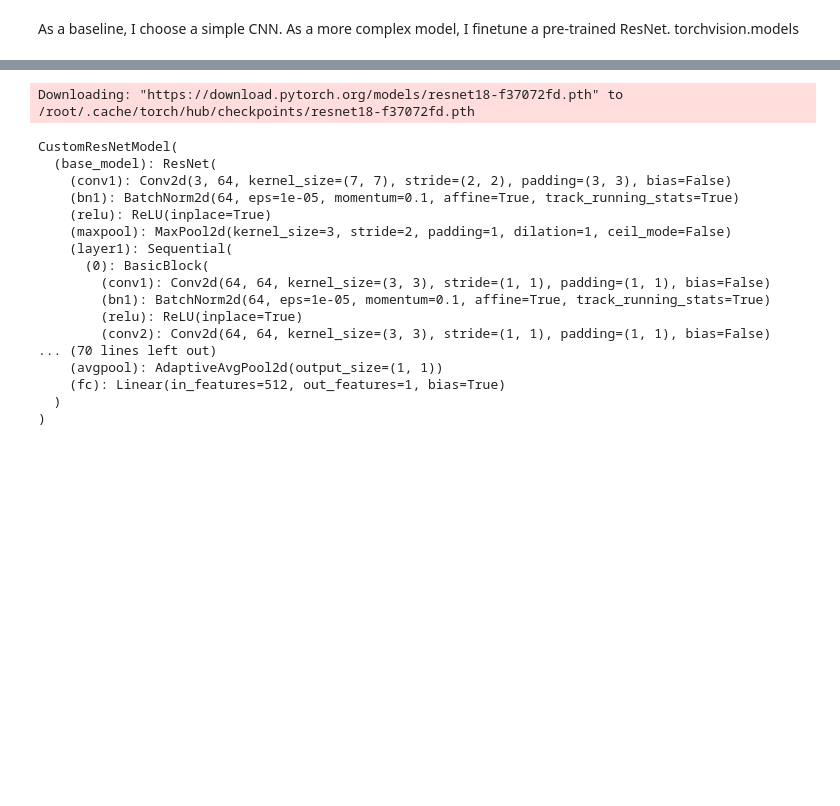
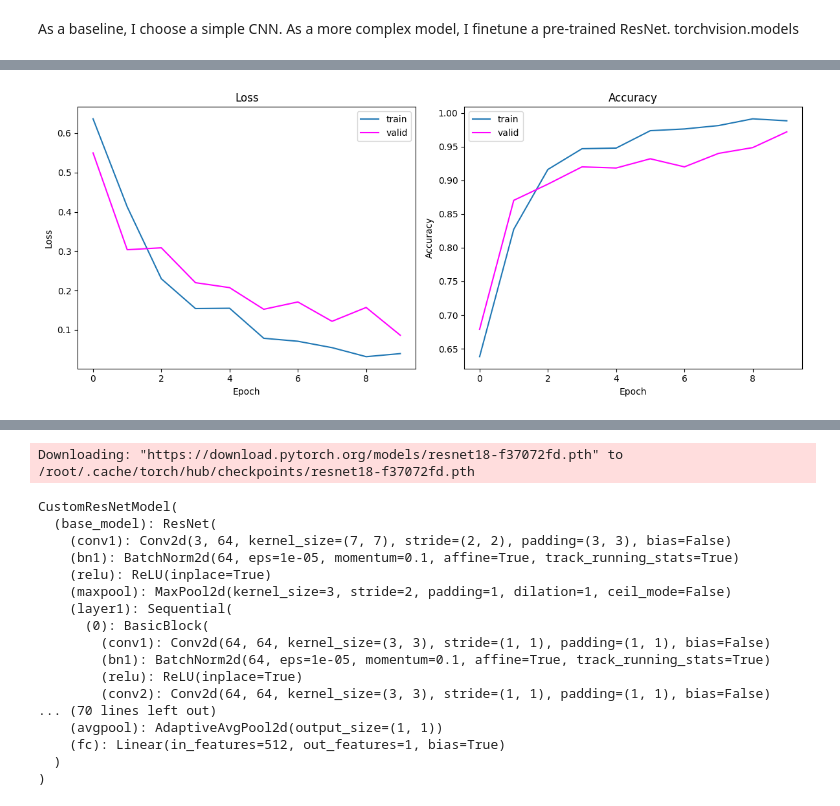
Before and after one commit to reascr/MSC-in-IT-and-Cognition, a Jupyter notebook: AppliedAI/Second_assignment_dataset_3.ipynb, the cells around one changed output, grey strips where cells are left out. Saved outputs shown, nothing was run; the diff lists cells and outputs as text; code cells hidden in the pictures; blank space fills up the shorter version.

```diff
--- a/AppliedAI/Second_assignment_dataset_3.ipynb
+++ b/AppliedAI/Second_assignment_dataset_3.ipynb
@@ -285,15 +285,17 @@ loaders = {
 The student should implement a simple model as a baseline to compare more complex models. The student should try more complex modes and justify their rejection or acceptance.
 # %%
 # baseline: LeNet, code modified after Computer_vision_exercise_solutions.ipynb and BOOK
-
+import torch.nn as nn
 baseline_model = nn.Sequential(
-    nn.Conv2d(3, 6, kernel_size=5, padding=2), nn.Sigmoid(), # colour image with 3 channels
+    nn.Conv2d(3, 6, kernel_size=5, padding=2), nn.ReLU(), # colour image with 3 channels
     nn.AvgPool2d(kernel_size=2, stride=2),
-    nn.Conv2d(6, 16, kernel_size=5), nn.Sigmoid(),
+    nn.Conv2d(6, 16, kernel_size=5), nn.ReLU(),
     nn.AvgPool2d(kernel_size=2, stride=2),
     nn.Flatten(),
-    nn.Linear(16 * 54 * 54, 120), nn.Sigmoid(), #
+    nn.Linear(16 * 54 * 54, 120), nn.ReLU(), #
     nn.Linear(120, 84), nn.Sigmoid(),
-    nn.Linear(84, 2) # binary classification
+    nn.Linear(84, 1) # binary classification
 )
+
+print(baseline_model)
 # %% [output]
@@ -304,0 +474,23 @@ torchvision.models
+# %%
+fig, axs = plt.subplots(1, 2, figsize=(12, 5))
+
+# loss
+axs[0].plot(range(len(loss_train)), loss_train, label='train')
+axs[0].plot(range(len(loss_valid)), loss_valid, label='valid', color='magenta')
+axs[0].set_title('Loss')
+axs[0].set_xlabel('Epoch')
+axs[0].set_ylabel('Loss')
+axs[0].legend()
+
+# accuracy
+axs[1].plot(range(len(acc_train)), acc_train, label='train')
+axs[1].plot(range(len(acc_val)), acc_val, label='valid', color='magenta')
+axs[1].set_title('Accuracy')
+axs[1].set_xlabel('Epoch')
+axs[1].set_ylabel('Accuracy')
+axs[1].legend()
+
+plt.tight_layout()
+plt.show()
+# %% [output]
+[figure, added]
```
Also changed, not shown: parts of 7 cells of this notebook.
